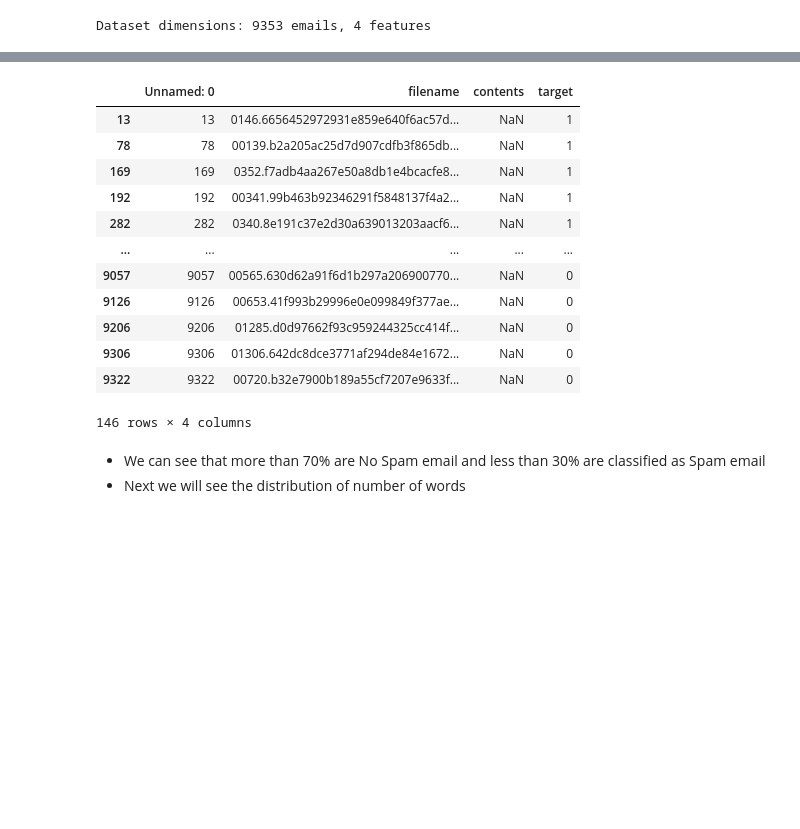
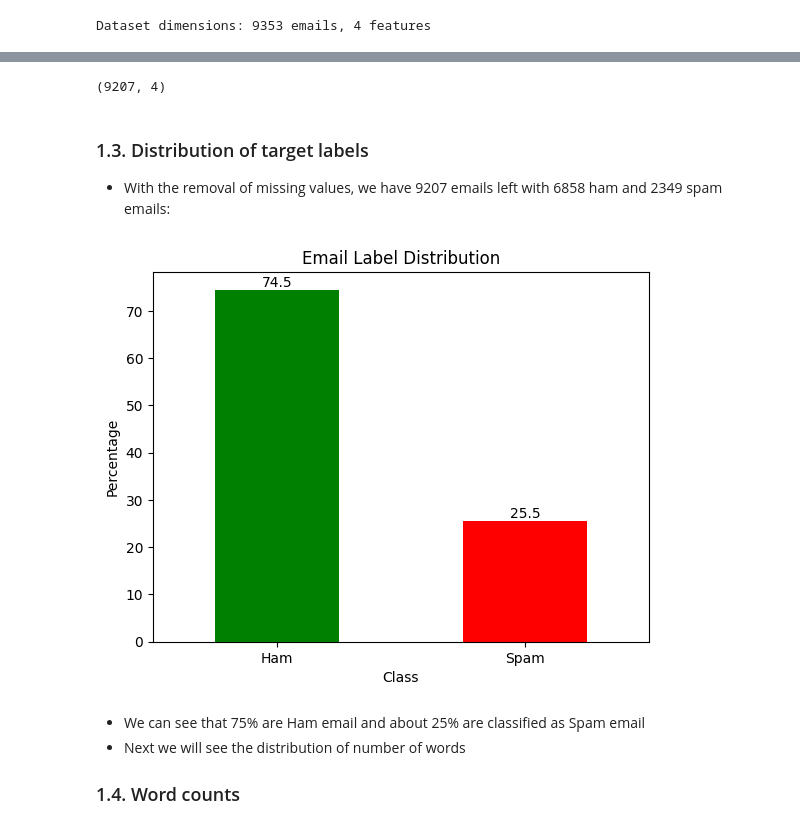
Before and after one commit to vuminhtue/Kaggle, a Jupyter notebook: Python_spam/code/NB_modeling.ipynb, the cells around one changed output, grey strips where cells are left out. Cells and saved outputs as stored; diff of their text form; code cells hidden in the pictures; blank space fills up the shorter version.

Commit message:
update email spam

```diff
--- a/Python_spam/code/NB_modeling.ipynb
+++ b/Python_spam/code/NB_modeling.ipynb
@@ -60,16 +83,2 @@ Missing values in content: 146 (1.56%)
 # %%
-df[missing_values]
+df = df[~missing_values]
-# %% [output]
-|  | Unnamed: 0 | filename | contents | target |
-| 13 | 13 | 0146.6656452972931e859e640f6ac57d... | NaN | 1 |
-| 78 | 78 | 00139.b2a205ac25d7d907cdfb3f865db... | NaN | 1 |
-| 169 | 169 | 0352.f7adb4aa267e50a8db1e4bcacfe8... | NaN | 1 |
-| 192 | 192 | 00341.99b463b92346291f5848137f4a2... | NaN | 1 |
-| 282 | 282 | 0340.8e191c37e2d30a639013203aacf6... | NaN | 1 |
-| ... | ... | ... | ... | ... |
-| 9057 | 9057 | 00565.630d62a91f6d1b297a206900770... | NaN | 0 |
-| 9126 | 9126 | 00653.41f993b29996e0e099849f377ae... | NaN | 0 |
-| 9206 | 9206 | 01285.d0d97662f93c959244325cc414f... | NaN | 0 |
-| 9306 | 9306 | 01306.642dc8dce3771af294de84e1672... | NaN | 0 |
-| 9322 | 9322 | 00720.b32e7900b189a55cf7207e9633f... | NaN | 0 |
-146 rows × 4 columns
@@ -82,5 +85,28 @@ plt.show()
+# %%
+df.shape
+# %% [output]
+(9207, 4)
+# %% [markdown]
+### 1.3. Distribution of target labels
+- With the removal of missing values, we have 9207 emails left with 6858 ham and 2349 spam emails:
+# %%
+targets = df.target.value_counts(normalize=True)*100
+ax = targets.plot(kind='bar', color=['green', 'red'])
+custom_labels = ['Ham', 'Spam']
+plt.title('Email Label Distribution')
+plt.xlabel('Class')
+plt.ylabel('Percentage')
+plt.xticks(ticks=range(len(custom_labels)), labels=custom_labels, rotation=0)
+for i, val in enumerate(targets):
+    plt.text(i, val + 0.01, f'{val:.1f}', ha='center', va='bottom')
+
+plt.show()
+# %% [output]
+[figure, added]
 # %% [markdown]
-- We can see that more than 70% are No Spam email and less than 30% are classified as Spam email
+- We can see that 75% are Ham email and about 25% are classified as Spam email
 - Next we will see the distribution of number of words
+
+### 1.4. Word counts
 # %%
 df['word_count'] = df['contents'].apply(lambda x: len(str(x).split()))
```
Also changed, not shown: parts of 58 cells of this notebook, 45 other files.
